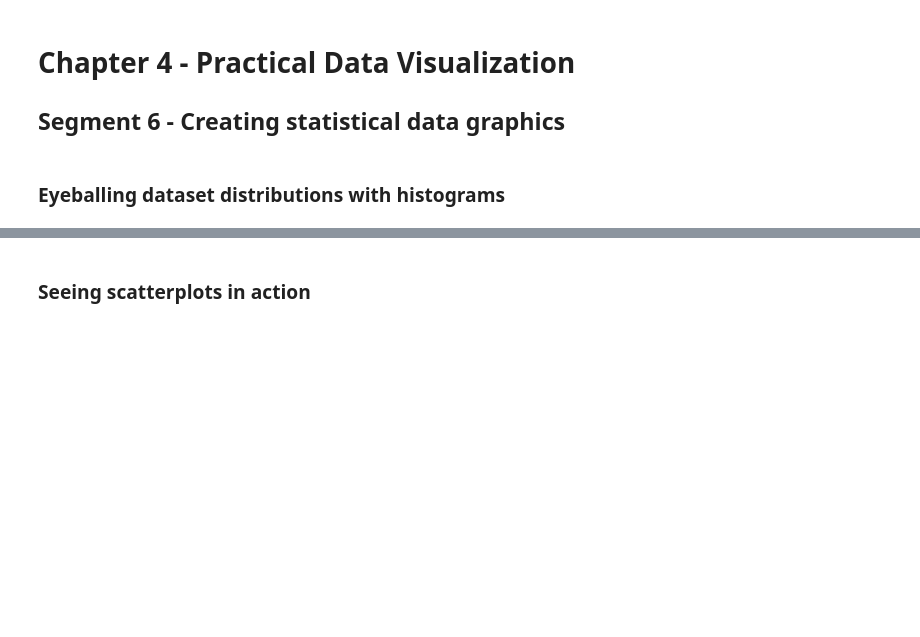
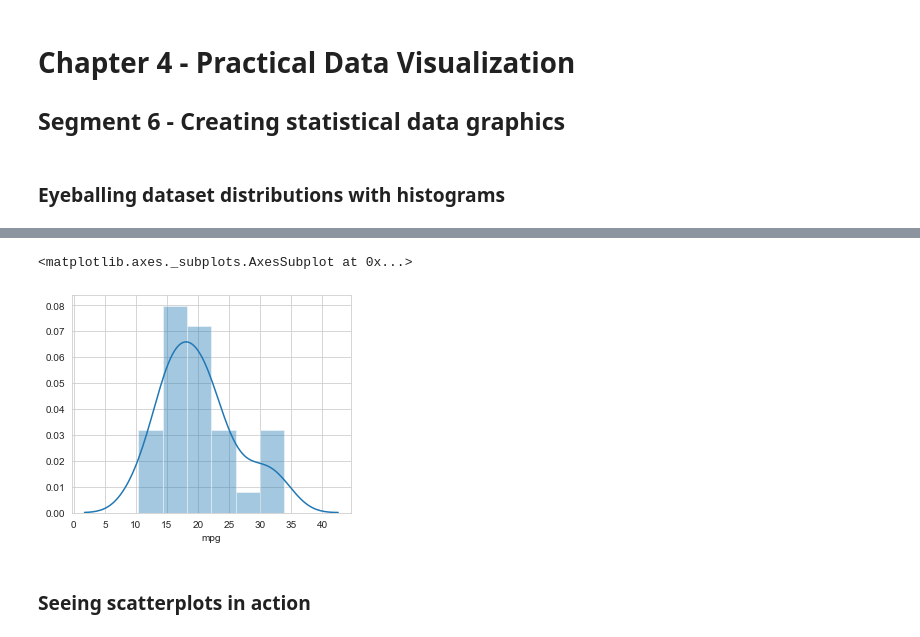
Before and after one commit to johannlilly/linkedin-learning-python-for-data-science-essential-training, a Jupyter notebook: exercise-files/part-1/04_06_begin/04_06_begin.ipynb, the cells around one changed output, grey strips where cells are left out. Saved outputs shown, nothing was run; the diff lists cells and outputs as text; code cells hidden in the pictures; blank space fills up the shorter version.

```diff
--- a/exercise-files/part-1/04_06_begin/04_06_begin.ipynb
+++ b/exercise-files/part-1/04_06_begin/04_06_begin.ipynb
@@ -24,2 +43,8 @@ cars.columns = ['car_names','mpg','cyl','disp', 'hp', 'drat', 'wt', 'qsec', 'vs'
+# %%
+# histogram with seaborn
+sb.distplot(mpg)
+# %% [output]
+<matplotlib.axes._subplots.AxesSubplot at 0x...>
+[figure, added]
 # %% [markdown]
 ###  Seeing scatterplots in action
```
Also changed, not shown: parts of 9 cells of this notebook.
